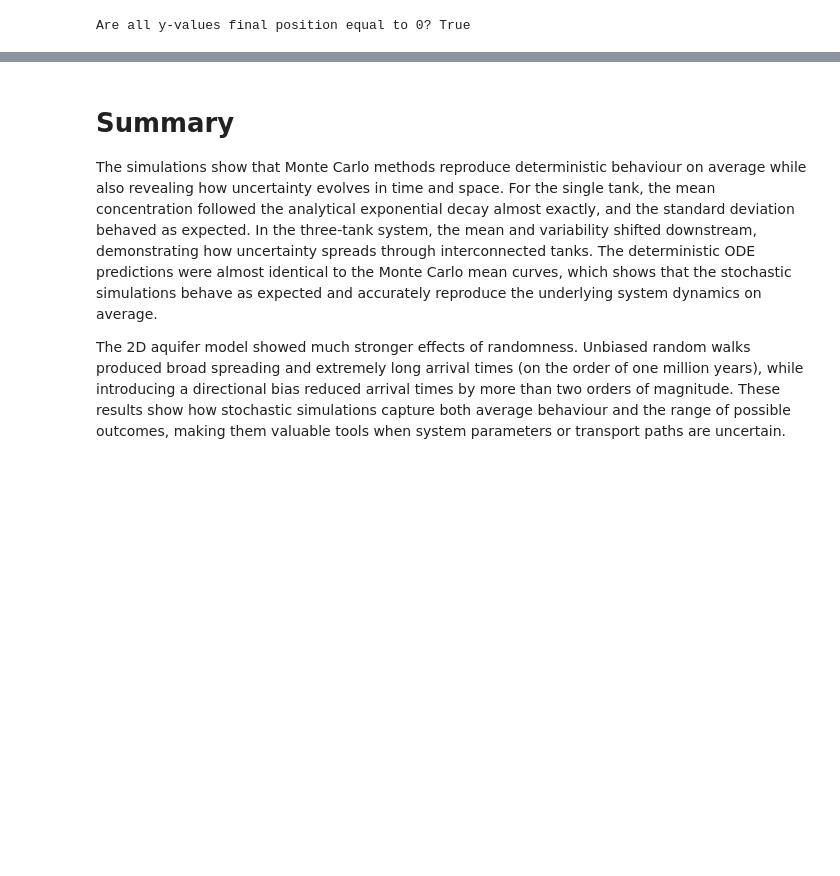
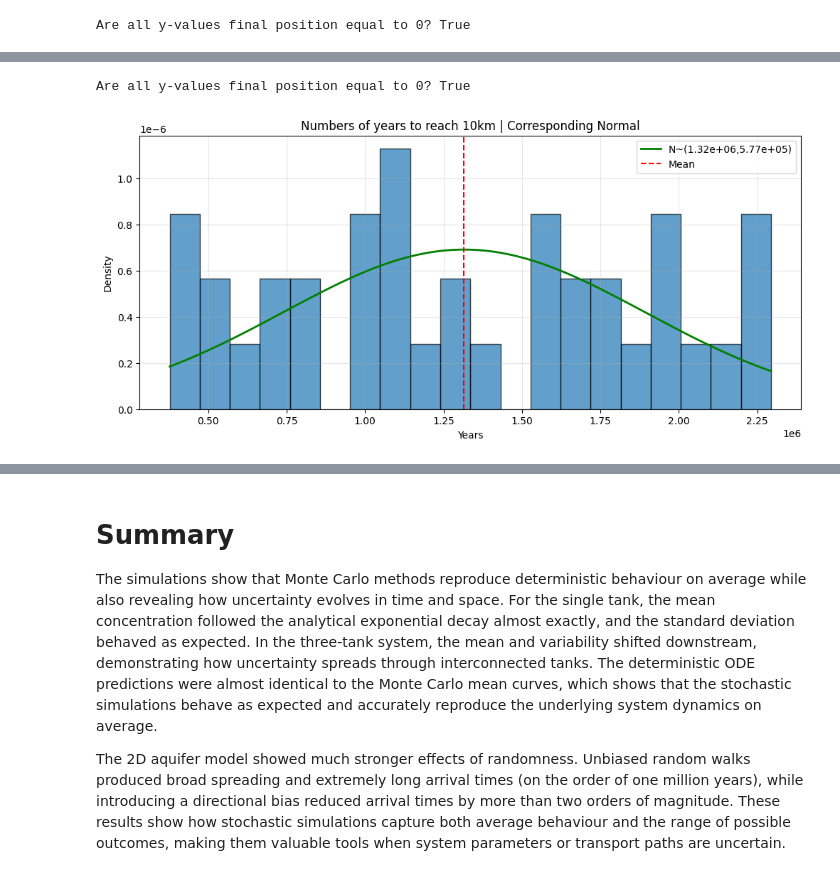
Before and after one commit to MalleBallen/Torgrim-og-Malvin-Gruppeprosjekt, a Jupyter notebook: project4/project4_malvin_oppdatering.ipynb, the cells around one changed output, grey strips where cells are left out. Cells and saved outputs as stored; diff of their text form; code cells hidden in the pictures; blank space fills up the shorter version.

```diff
--- a/project4/project4_malvin_oppdatering.ipynb
+++ b/project4/project4_malvin_oppdatering.ipynb
@@ -1582,0 +1588,14 @@ plot_hist_and_check_normality(arrival_steps_mod_unb, "Numbers of years to reach
+# %%
+def clear_values_under(arrival_steps, y_vals, max_val=2.5*10**6):
+    arrival_steps = np.asarray(arrival_steps, dtype=np.float64)
+    y_vals = np.asarray(y_vals, dtype=np.float64)
+    mask = arrival_steps < max_val-10
+    arrival_steps = arrival_steps[mask]
+    y_vals = y_vals[mask]
+    return arrival_steps, y_vals
+arrival_steps_mod_unb, y_vals_unb = clear_values_under(arrival_steps_mod_unb, y_vals_unb)
+print(f"Are all y-values final position equal to 0? {np.all(y_vals_unb == 0)}")
+plot_hist_and_check_normality(arrival_steps_mod_unb, "Numbers of years to reach 10km | Corresponding Normal", n_bins=20)
+# %% [output]
+Are all y-values final position equal to 0? True
+[figure, added]
```
Also changed, not shown: parts of 16 cells of this notebook.
